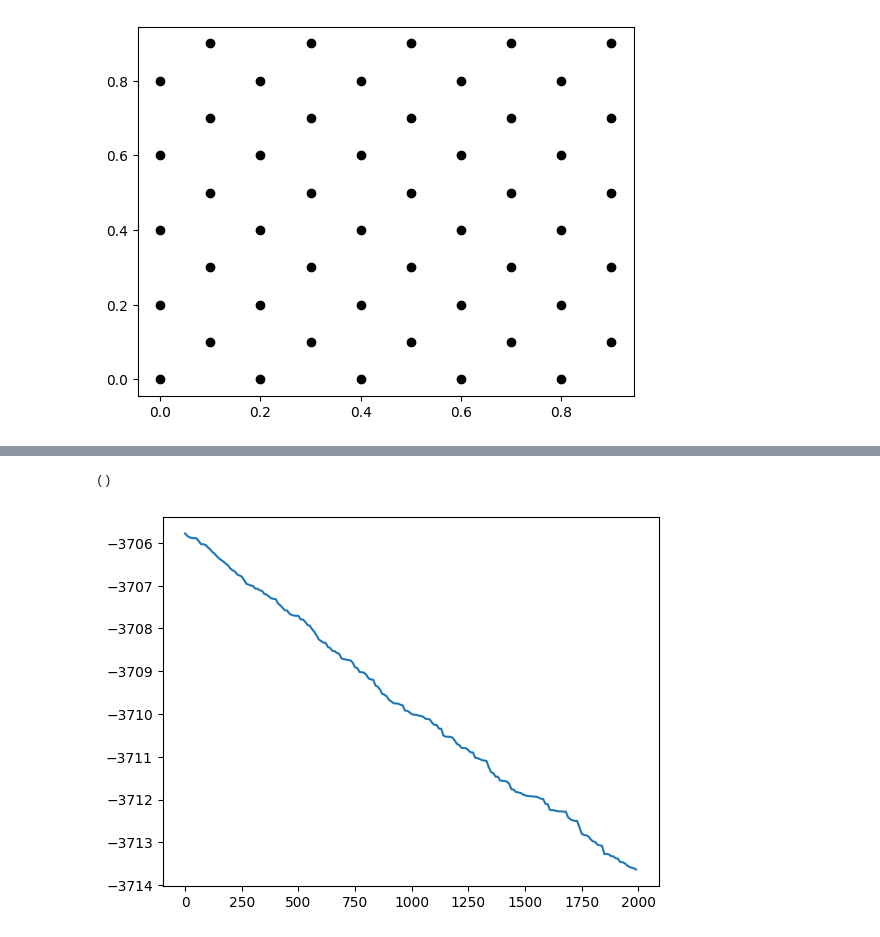
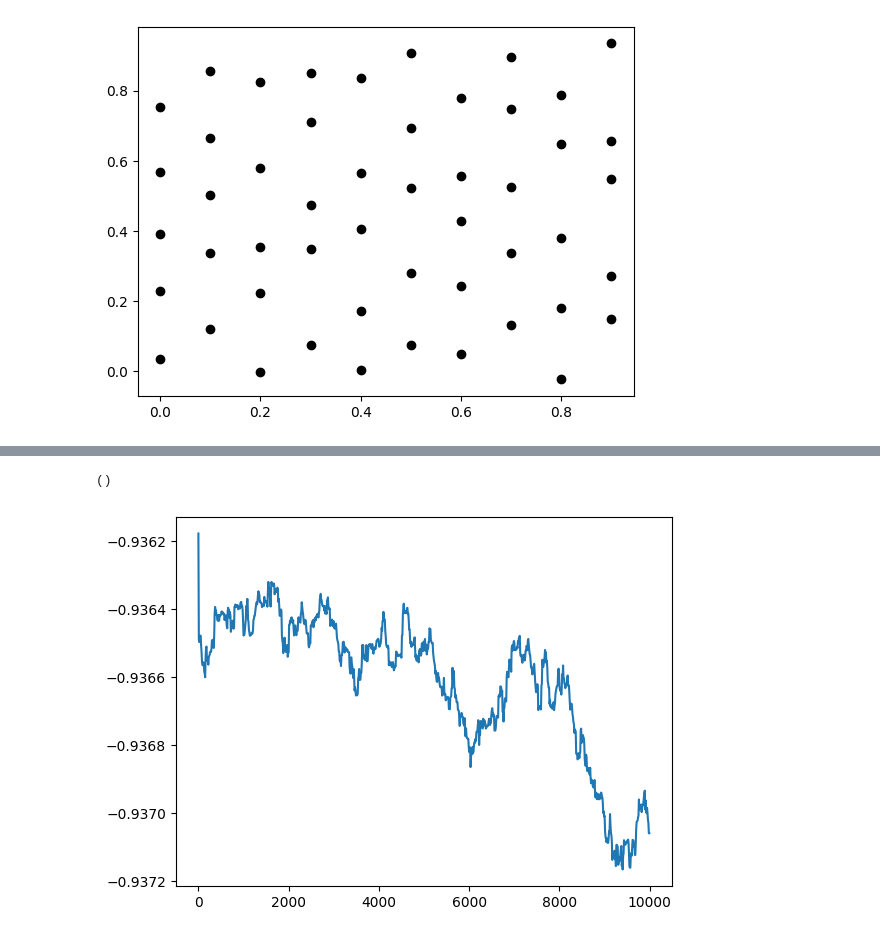
Before and after one commit to mannodiarun/MSE570, a Jupyter notebook: MC.ipynb, the cells around one changed output, grey strips where cells are left out. Cells and saved outputs as stored; diff of their text form; code cells hidden in the pictures.

```diff
--- a/MC.ipynb
+++ b/MC.ipynb
@@ -15,11 +15,11 @@ for i in range (0,int(N/5)):
     for j in range(0,int(N/10)):
         x_all[k] = i*0.1*box
         if math.fmod(i,2) == 0.0:
-#            y_all[k] = j*0.2*box + (np.random.rand()-0.5)*0.1
-            y_all[k] = j*0.2*box
+            y_all[k] = j*0.2*box + (np.random.rand()-0.5)*0.1
+#            y_all[k] = j*0.2*box
         else:
-#            y_all[k] = j*0.2*box + 0.1 + (np.random.rand()-0.5)*0.1
-            y_all[k] = j*0.2*box + 0.1
+            y_all[k] = j*0.2*box + 0.1 + (np.random.rand()-0.5)*0.1
+#            y_all[k] = j*0.2*box + 0.1
         k=k+1
 
 x_start = [0.0]*N
@@ -38,14 +38,14 @@ for i in range(0,N):
     plt.scatter(x_start[i],y_start[i],c='k')
 plt.show()
 # %% [output]
-[figure, old version]
+[figure, new version]
 # %%
 ###  Use this for Simple Pairwise Potential  ##
 
 def energy(x_all,y_all):
 
     en = 0
-    c = -1
+    c = -1/4000
 
     for i in range (0,N-1):
         for j in range (i+1,N):
@@ -94,24 +94,28 @@ def energy(x_all,y_all):
 # %%
 def mcmove(x_all,y_all):
 
-    rr = np.random.rand()
+    rr1 = np.random.rand()
 
-    o = int(rr*N)
+    o = int(rr1*N)
     temp_x = x_all[o]
     temp_y = y_all[o]
 
     eno = energy(x_all,y_all)
 
-    x_all[o] = x_all[o] + (rr-0.5)*0.005
-    y_all[o] = y_all[o] + (rr-0.5)*0.005
+    rr2 = np.random.rand()
+
+    x_all[o] = x_all[o] + (rr2-0.5)*0.005
+    y_all[o] = y_all[o] + (rr2-0.5)*0.005
 
     enn = energy(x_all,y_all)
 
-    if ( rr < min(np.exp(-beta*(enn-eno)),1) ):
+    rr3 = np.random.rand()
+
+    if ( rr3 < min(np.exp(-beta*(enn-eno)),1) ):
         eno = enn
     else:
-        x_all[0] = temp_x
-        y_all[0] = temp_y
+        x_all[o] = temp_x
+        y_all[o] = temp_y
 
     return(x_all,y_all)
 # %%
@@ -139,13 +143,13 @@ def mc(x_start,y_start,ncycl,nsamp):
 
     return()
 # %%
-ncycl = 2000
+ncycl = 10000
 nsamp = 10
 
 mc(x_start,y_start,ncycl,nsamp)
 # %% [output]
 ()
-[figure, old version]
+[figure, new version]
 # %%
 for i in range(0,N):
     plt.scatter(x_start[i],y_start[i],c='k')
```
Also changed, not shown: parts of 1 cell of this notebook.
